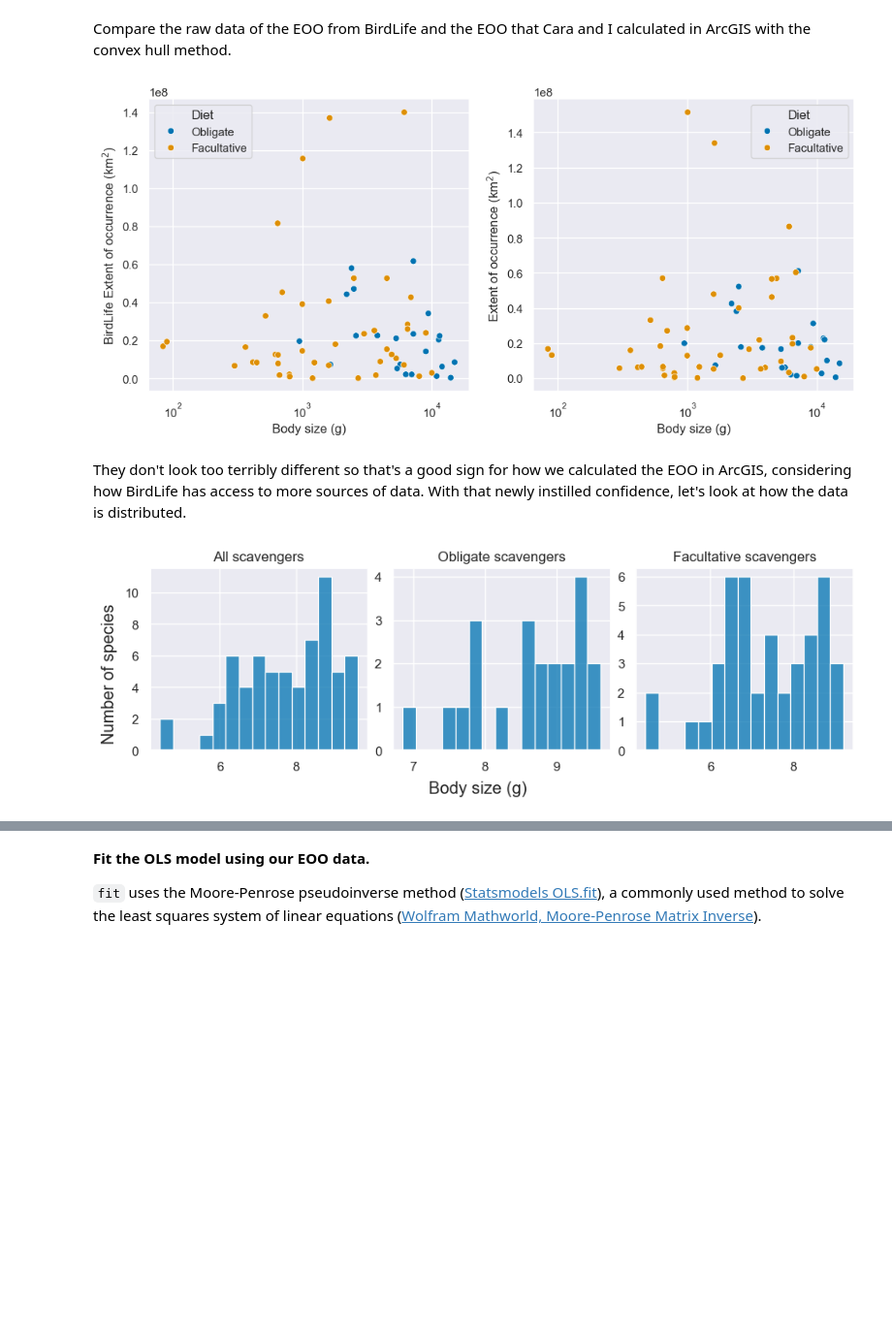
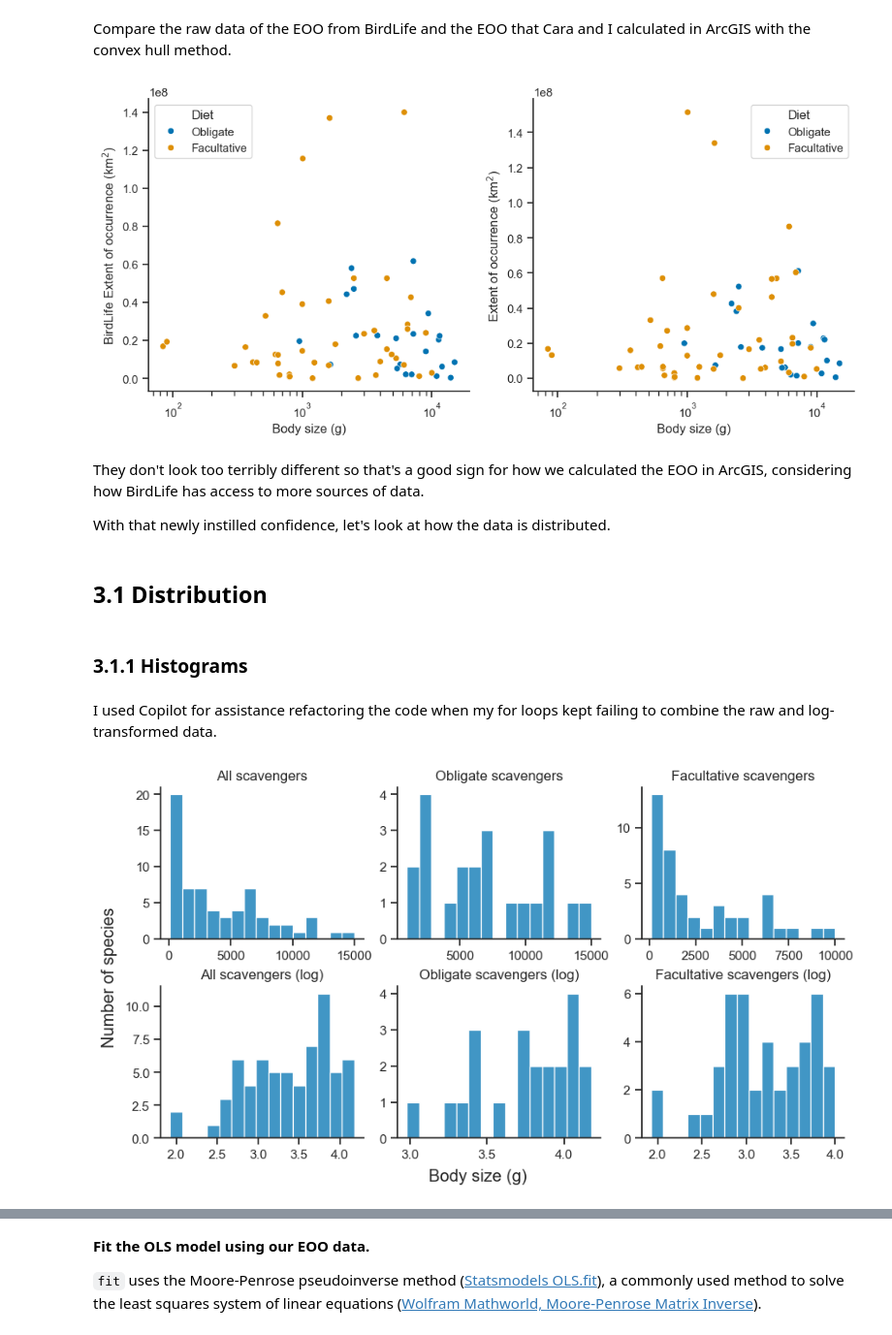
Before and after one commit to TheMightiestCrab/Macroecology, a Jupyter notebook: code/scavengers.ipynb, the cells around one changed output, grey strips where cells are left out. Shown at 97% size. Drawn from its saved outputs; the diff is of its cells as text; code cells hidden in the pictures; blank space fills up the shorter version.

```diff
--- a/code/scavengers.ipynb
+++ b/code/scavengers.ipynb
@@ -37,16 +48,19 @@ Import libraries, open the data, set global options.
 # %%
 import pandas as pd  # For manipulating data structures
 import numpy as np  # For mathematical functions
+import scipy.stats as stats  # Algorithms and convenience functions built on NumPy
 import statsmodels.api as sm  # For statistical methods
 import matplotlib.pyplot as plt  # Essentially the Python equivalent to ggplot2
-import seaborn as sns  # A library for statistical graphics built on top of Matplotlib
+import seaborn as sns  # A library for statistical graphics built on Matplotlib
 
-
-# custom_params = {"axes.spines.right": False, "axes.spines.top": False}
+custom_params = {
+    "axes.spines.right": False,
+    "axes.spines.top": False,
+}
 sns.set_theme(
     context="notebook",
-    # style="white",
+    style="ticks",
     palette="colorblind",
-    # rc=custom_params
+    rc=custom_params,
 )
 # %% [markdown]
@@ -87,0 +95,5 @@ scavengers.drop(["Hooded crow"], inplace=True)
+# %%
+scavengers["log Extent of occurrence"] = np.log10(scavengers["Extent of occurrence"])
+scavengers["log Body size"] = np.log10(scavengers["Body size"])
+
+scavengers.head()
@@ -124,27 +143,41 @@ ax2.set_ylabel("Extent of occurrence (km$^2$)")
 plt.xscale("log")  # Default log scale used by Seaborn is base 10, not natural log.
 plt.show()
 # %% [output]
-[figure, old version]
+[figure, new version]
 # %% [markdown]
-They don't look too terribly different so that's a good sign for how we calculated the EOO in ArcGIS, considering how BirdLife has access to more sources of data. With that newly instilled confidence, let's look at how the data is distributed.
+They don't look too terribly different so that's a good sign for how we calculated the EOO in ArcGIS, considering how BirdLife has access to more sources of data.
+
+With that newly instilled confidence, let's look at how the data is distributed.
+# %% [markdown]
+## 3.1 Distribution
+# %% [markdown]
+### 3.1.1 Histograms
+# %% [markdown]
+I used Copilot for assistance refactoring the code when my for loops kept failing to combine the raw and log-transformed data.
 # %%
-fig, axes = plt.subplots(1, 3, figsize=(9, 3), layout="constrained")
+fig, axes = plt.subplots(2, 3, figsize=(9, 5), layout="constrained")
 
-# Data and titles for each subplot
 data = [scavengers, obligates, facultatives]
 titles = ["All scavengers", "Obligate scavengers", "Facultative scavengers"]
 
-# Plot histograms
-for ax, d, title in zip(axes, data, titles):
-    sns.histplot(ax=ax, data=d, x=np.log(d["Body size"]), bins=15)
+# Plot first row of histograms of raw data
+for ax, d, title in zip(axes[0], data, titles):
+    sns.histplot(ax=ax, data=d, x=d["Body size"], bins=15)
     ax.set_xlabel("")
     ax.set_ylabel("")
     ax.set_title(title)
 
-# Set common labels
+# Plot the second row with log-transformed data
+for ax, d, title in zip(axes[1], data, titles):
+    sns.histplot(ax=ax, data=d, x=d["log Body size"], bins=15)
+    ax.set_xlabel("")
+    ax.set_ylabel("")
+    ax.set_title(title + " (log)")
+
+# Set figure-level labels
 fig.supxlabel("Body size (g)")
 fig.supylabel("Number of species")
 
 plt.show()
 # %% [output]
-[figure, old version]
+[figure, new version]
```
Also changed, not shown: parts of 41 cells of this notebook, 2 other files.
